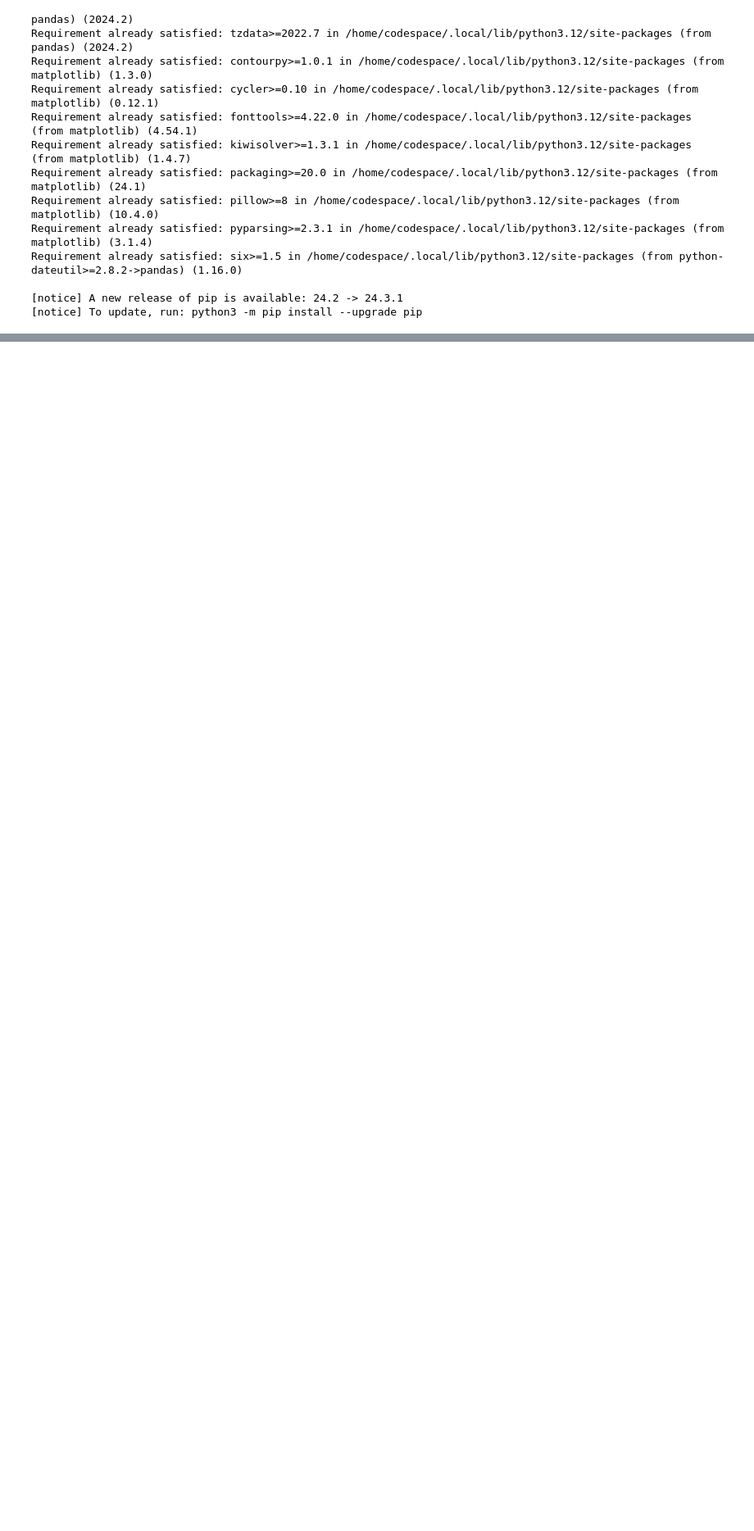
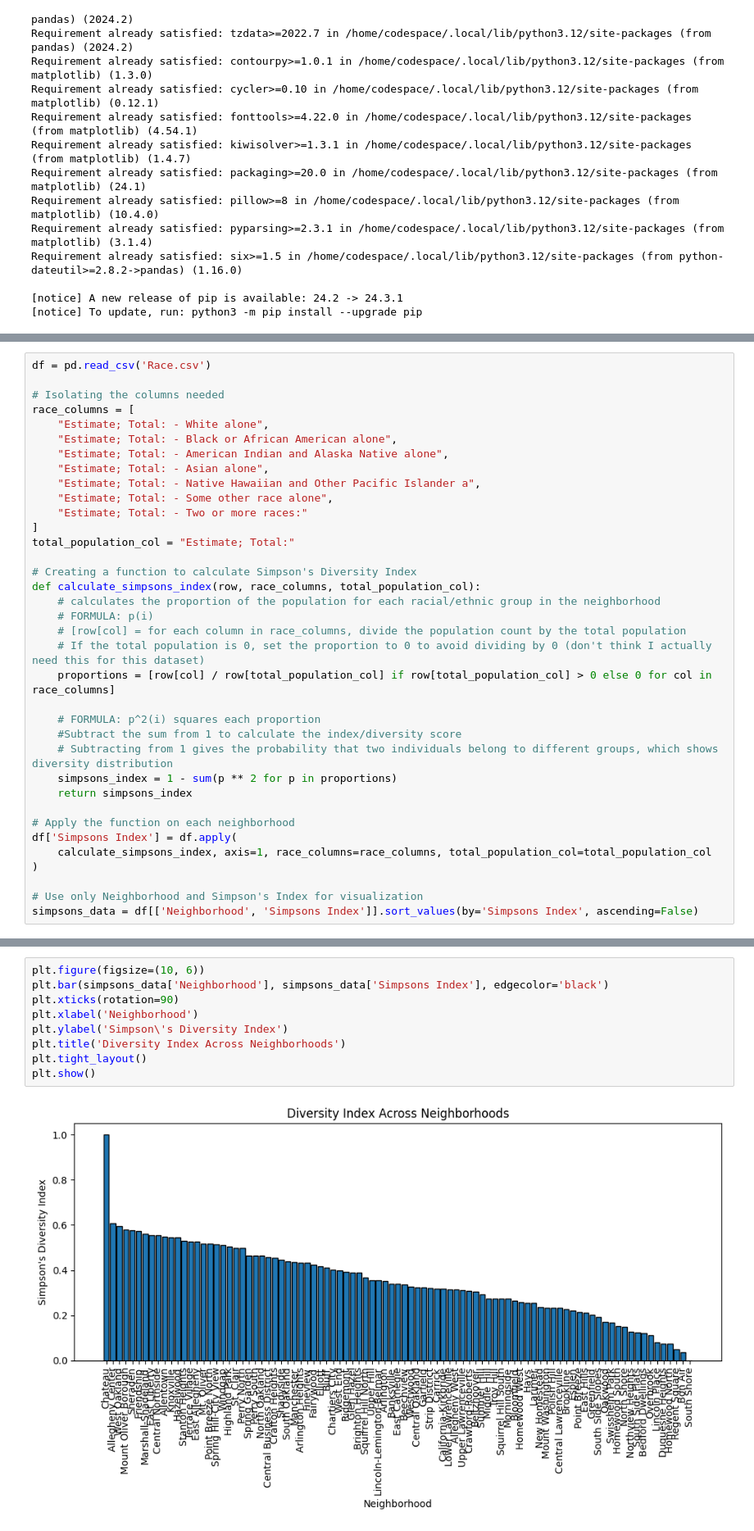
Before and after one commit to SAS609/final-project, a Jupyter notebook: finalproject.ipynb, the cells around one changed output, grey strips where cells are left out. Shown at 82% size. Saved outputs shown, nothing was run; the diff lists cells and outputs as text; blank space fills up the shorter version.

```diff
--- a/finalproject.ipynb
+++ b/finalproject.ipynb
@@ -73,0 +76,36 @@ We thus conclude the official "best neighborhood" to be
+# %%
+df = pd.read_csv('Race.csv')
+
+# Isolating the columns needed
+race_columns = [
+    "Estimate; Total: - White alone",
+    "Estimate; Total: - Black or African American alone",
+    "Estimate; Total: - American Indian and Alaska Native alone",
+    "Estimate; Total: - Asian alone",
+    "Estimate; Total: - Native Hawaiian and Other Pacific Islander a",
+    "Estimate; Total: - Some other race alone",
+    "Estimate; Total: - Two or more races:"
+]
+total_population_col = "Estimate; Total:"
+
+# Creating a function to calculate Simpson's Diversity Index
+def calculate_simpsons_index(row, race_columns, total_population_col):
+    # calculates the proportion of the population for each racial/ethnic group in the neighborhood
+    # FORMULA: p(i)
+    # [row[col] = for each column in race_columns, divide the population count by the total population
+    # If the total population is 0, set the proportion to 0 to avoid dividing by 0 (don't think I actually need this for this dataset)
+    proportions = [row[col] / row[total_population_col] if row[total_population_col] > 0 else 0 for col in race_columns]
+
+    # FORMULA: p^2(i) squares each proportion
+    #Subtract the sum from 1 to calculate the index/diversity score
+    # Subtracting from 1 gives the probability that two individuals belong to different groups, which shows diversity distribution
+    simpsons_index = 1 - sum(p ** 2 for p in proportions)
+    return simpsons_index
+
+# Apply the function on each neighborhood
+df['Simpsons Index'] = df.apply(
+    calculate_simpsons_index, axis=1, race_columns=race_columns, total_population_col=total_population_col
+)
+
+# Use only Neighborhood and Simpson's Index for visualization
+simpsons_data = df[['Neighborhood', 'Simpsons Index']].sort_values(by='Simpsons Index', ascending=False)
@@ -73,0 +134,11 @@ We thus conclude the official "best neighborhood" to be
+# %%
+plt.figure(figsize=(10, 6))
+plt.bar(simpsons_data['Neighborhood'], simpsons_data['Simpsons Index'], edgecolor='black')
+plt.xticks(rotation=90)
+plt.xlabel('Neighborhood')
+plt.ylabel('Simpson\'s Diversity Index')
+plt.title('Diversity Index Across Neighborhoods')
+plt.tight_layout()
+plt.show()
+# %% [output]
+[figure, added]
```
Also changed, not shown: parts of 6 cells of this notebook, 2 other files.
